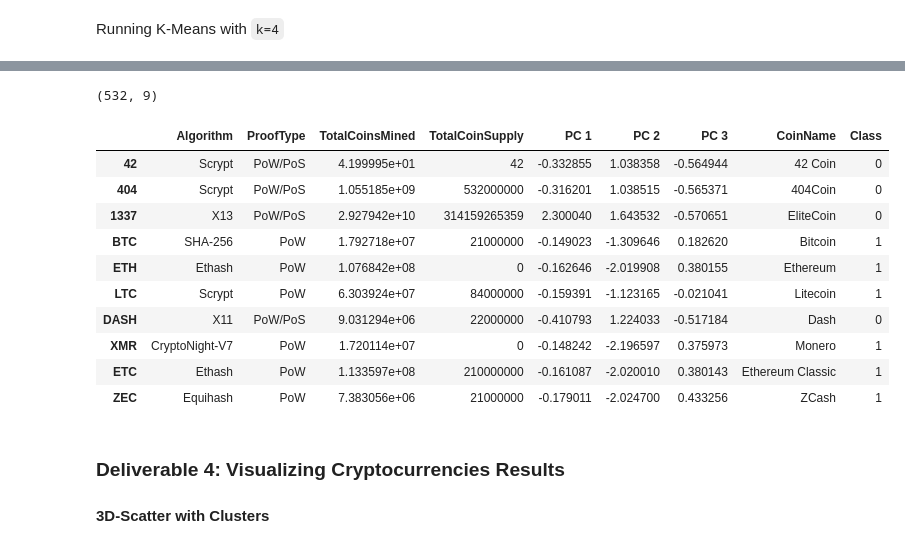
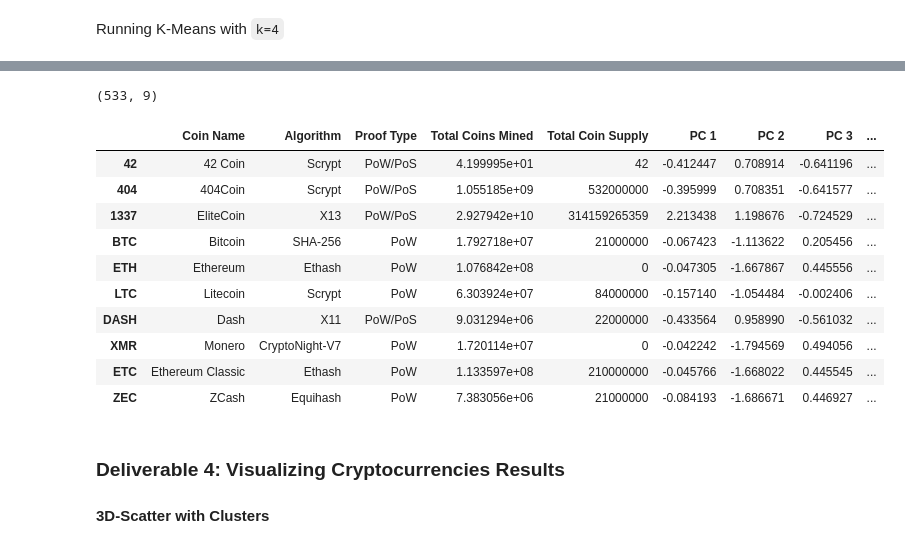
Before and after one commit to bkuropa/Cryptocurrencies, a Jupyter notebook: crypto_clustering.ipynb, the cells around one changed output, grey strips where cells are left out. Cells and saved outputs as stored; diff of their text form; code cells hidden in the pictures.

```diff
--- a/crypto_clustering.ipynb
+++ b/crypto_clustering.ipynb
@@ -237,0 +241,18 @@ df_crypto_pca
+# %%
+# Create an elbow curve to find the best value for K.
+
+# To hold inertia values and a range of K values
+inertia = []
+
+k = list(range(1,11))
+# Examine each K value to obtain its inertia
+# Find the "best" K
+for i in k:
+    km = KMeans(n_clusters = i, random_state = 1)
+    km.fit(df_crypto_pca)
+    inertia.append(km.inertia_)
+
+# Create the Elbow Curve & visualize
+elbow_data = {"k": k, "inertia": inertia}
+df_elbow = pd.DataFrame(elbow_data)
+df_elbow.hvplot.line(x="k", y="inertia", title="Crypto Elbow Curve", xticks=k)
@@ -239,11 +262,12 @@ df_crypto_pca
 Running K-Means with `k=4`
 # %%
 # Initialize the K-Means model.
-# YOUR CODE HERE
+model = KMeans(n_clusters=4, random_state = 1)
 
 # Fit the model
-# YOUR CODE HERE
+model.fit(df_crypto_pca)
 
 # Predict clusters
-# YOUR CODE HERE
+predictions = model.predict(df_crypto_pca)
+predictions
 # %% [output]
@@ -267,30 +291,34 @@ array([0, 0, 0, 1, 1, 1, 0, 1, 1, 1, 0, 1, 0, 0, 1, 0, 1, 1, 0, 0, 1, 1,
 # %%
 # Create a new DataFrame including predicted clusters and cryptocurrencies features.
 # Concatentate the crypto_df and pcs_df DataFrames on the same columns.
-# YOUR CODE HERE
-
-#  Add a new column, "CoinName" to the clustered_df DataFrame that holds the names of the cryptocurrencies.
-# YOUR CODE HERE
-
-#  Add a new column, "Class" to the clustered_df DataFrame that holds the predictions.
-# YOUR CODE HERE
+clustered_df = pd.DataFrame({
+    "Coin Name": crypto_names,
+    "Algorithm": crypto1.Algorithm,
+    "Proof Type": crypto1.ProofType,
+    "Total Coins Mined": crypto1.TotalCoinsMined,
+    "Total Coin Supply": crypto1.TotalCoinSupply,
+    "PC 1": df_crypto_pca["PC 1"],
+    "PC 2": df_crypto_pca["PC 2"],
+    "PC 3": df_crypto_pca["PC 3"],
+    "Class": model.labels_
+}, index = crypto1.index)
 
 # Print the shape of the clustered_df
 print(clustered_df.shape)
 clustered_df.head(10)
 # %% [output]
-(532, 9)
+(533, 9)
-|  | Algorithm | ProofType | TotalCoinsMined | TotalCoinSupply | PC 1 | PC 2 | PC 3 | CoinName | Class |
-| 42 | Scrypt | PoW/PoS | 4.199995e+01 | 42 | -0.332855 | 1.038358 | -0.564944 | 42 Coin | 0 |
-| 404 | Scrypt | PoW/PoS | 1.055185e+09 | 532000000 | -0.316201 | 1.038515 | -0.565371 | 404Coin | 0 |
-| 1337 | X13 | PoW/PoS | 2.927942e+10 | 314159265359 | 2.300040 | 1.643532 | -0.570651 | EliteCoin | 0 |
-| BTC | SHA-256 | PoW | 1.792718e+07 | 21000000 | -0.149023 | -1.309646 | 0.182620 | Bitcoin | 1 |
-| ETH | Ethash | PoW | 1.076842e+08 | 0 | -0.162646 | -2.019908 | 0.380155 | Ethereum | 1 |
-| LTC | Scrypt | PoW | 6.303924e+07 | 84000000 | -0.159391 | -1.123165 | -0.021041 | Litecoin | 1 |
-| DASH | X11 | PoW/PoS | 9.031294e+06 | 22000000 | -0.410793 | 1.224033 | -0.517184 | Dash | 0 |
-| XMR | CryptoNight-V7 | PoW | 1.720114e+07 | 0 | -0.148242 | -2.196597 | 0.375973 | Monero | 1 |
-| ETC | Ethash | PoW | 1.133597e+08 | 210000000 | -0.161087 | -2.020010 | 0.380143 | Ethereum Classic | 1 |
-| ZEC | Equihash | PoW | 7.383056e+06 | 21000000 | -0.179011 | -2.024700 | 0.433256 | ZCash | 1 |
+|  | Coin Name | Algorithm | Proof Type | Total Coins Mined | Total Coin Supply | PC 1 | PC 2 | PC 3 | ... |
+| 42 | 42 Coin | Scrypt | PoW/PoS | 4.199995e+01 | 42 | -0.412447 | 0.708914 | -0.641196 | ... |
+| 404 | 404Coin | Scrypt | PoW/PoS | 1.055185e+09 | 532000000 | -0.395999 | 0.708351 | -0.641577 | ... |
+| 1337 | EliteCoin | X13 | PoW/PoS | 2.927942e+10 | 314159265359 | 2.213438 | 1.198676 | -0.724529 | ... |
+| BTC | Bitcoin | SHA-256 | PoW | 1.792718e+07 | 21000000 | -0.067423 | -1.113622 | 0.205456 | ... |
+| ETH | Ethereum | Ethash | PoW | 1.076842e+08 | 0 | -0.047305 | -1.667867 | 0.445556 | ... |
+| LTC | Litecoin | Scrypt | PoW | 6.303924e+07 | 84000000 | -0.157140 | -1.054484 | -0.002406 | ... |
+| DASH | Dash | X11 | PoW/PoS | 9.031294e+06 | 22000000 | -0.433564 | 0.958990 | -0.561032 | ... |
+| XMR | Monero | CryptoNight-V7 | PoW | 1.720114e+07 | 0 | -0.042242 | -1.794569 | 0.494056 | ... |
+| ETC | Ethereum Classic | Ethash | PoW | 1.133597e+08 | 210000000 | -0.045766 | -1.668022 | 0.445545 | ... |
+| ZEC | ZCash | Equihash | PoW | 7.383056e+06 | 21000000 | -0.084193 | -1.686671 | 0.446927 | ... |
 # %% [markdown]
 ### Deliverable 4: Visualizing Cryptocurrencies Results
 
```
Also changed, not shown: parts of 13 cells of this notebook, 7 other files.
